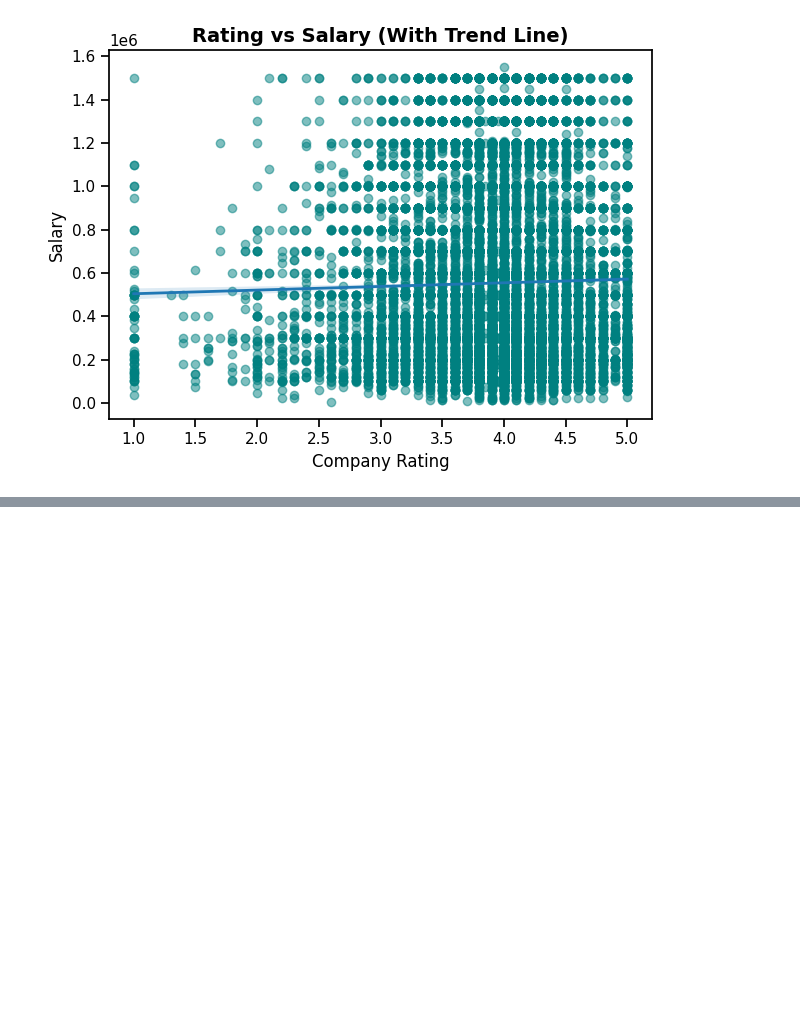
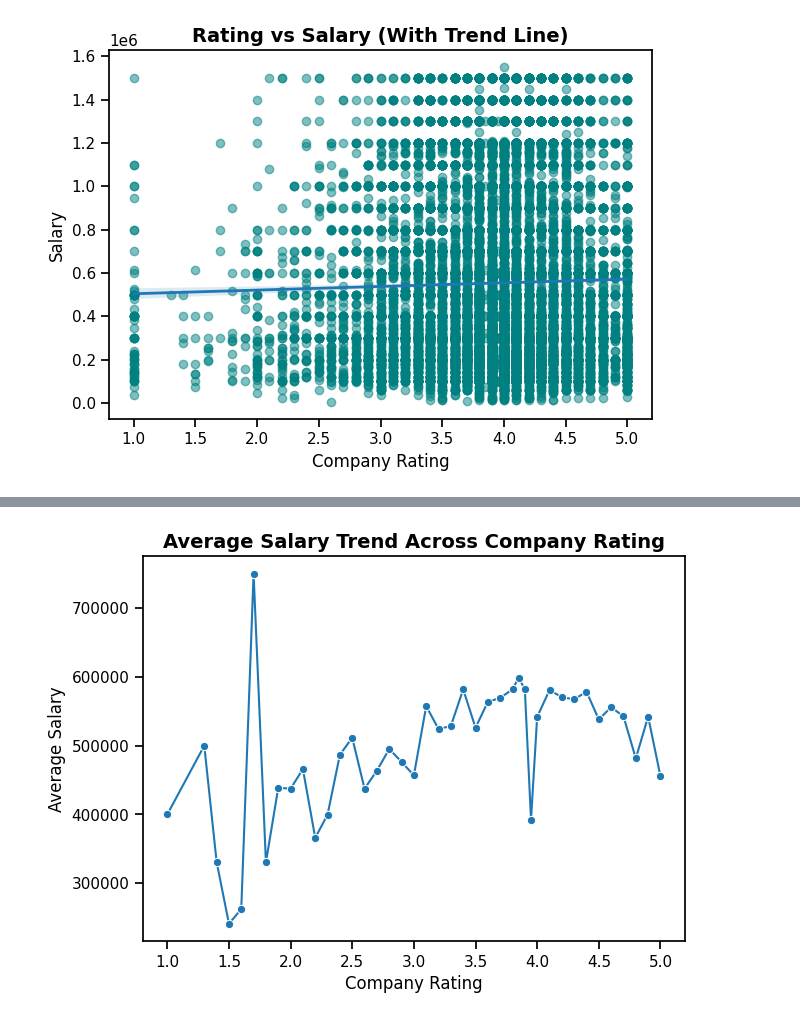
Before and after one commit to shsaniya04/Data-Analysis-with-Python, a Jupyter notebook: 17_DA_Salary_Project.ipynb, the cells around one changed output, grey strips where cells are left out. Cells and saved outputs as stored; diff of their text form; code cells hidden in the pictures; blank space fills up the shorter version.

```diff
--- a/17_DA_Salary_Project.ipynb
+++ b/17_DA_Salary_Project.ipynb
@@ -426,0 +518,3 @@ plt.show()
+# %%
+df_slry_rating = df.groupby("Rating")['Salary'].mean().reset_index()
+df_slry_rating
@@ -426,0 +539,10 @@ plt.show()
+# %%
+plt.figure(figsize = (7, 5))
+sns.lineplot(x = 'Rating', y = 'Salary', data = df_slry_rating, marker = 'o')
+
+plt.title("Average Salary Trend Across Company Rating", fontsize = 14, fontweight = 'bold')
+plt.xlabel("Company Rating")
+plt.ylabel("Average Salary")
+plt.show()
+# %% [output]
+[figure, added]
```
Also changed, not shown: parts of 10 cells of this notebook.
